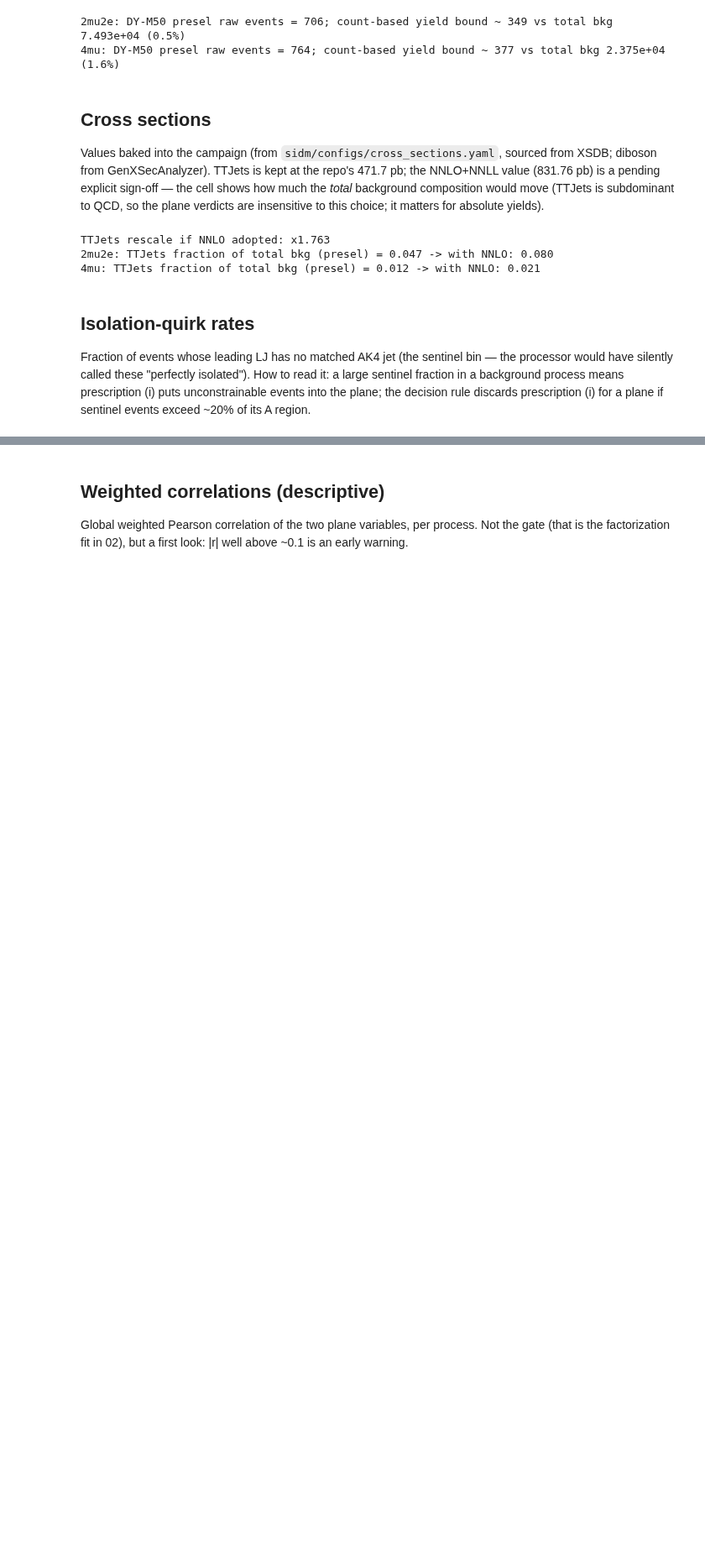
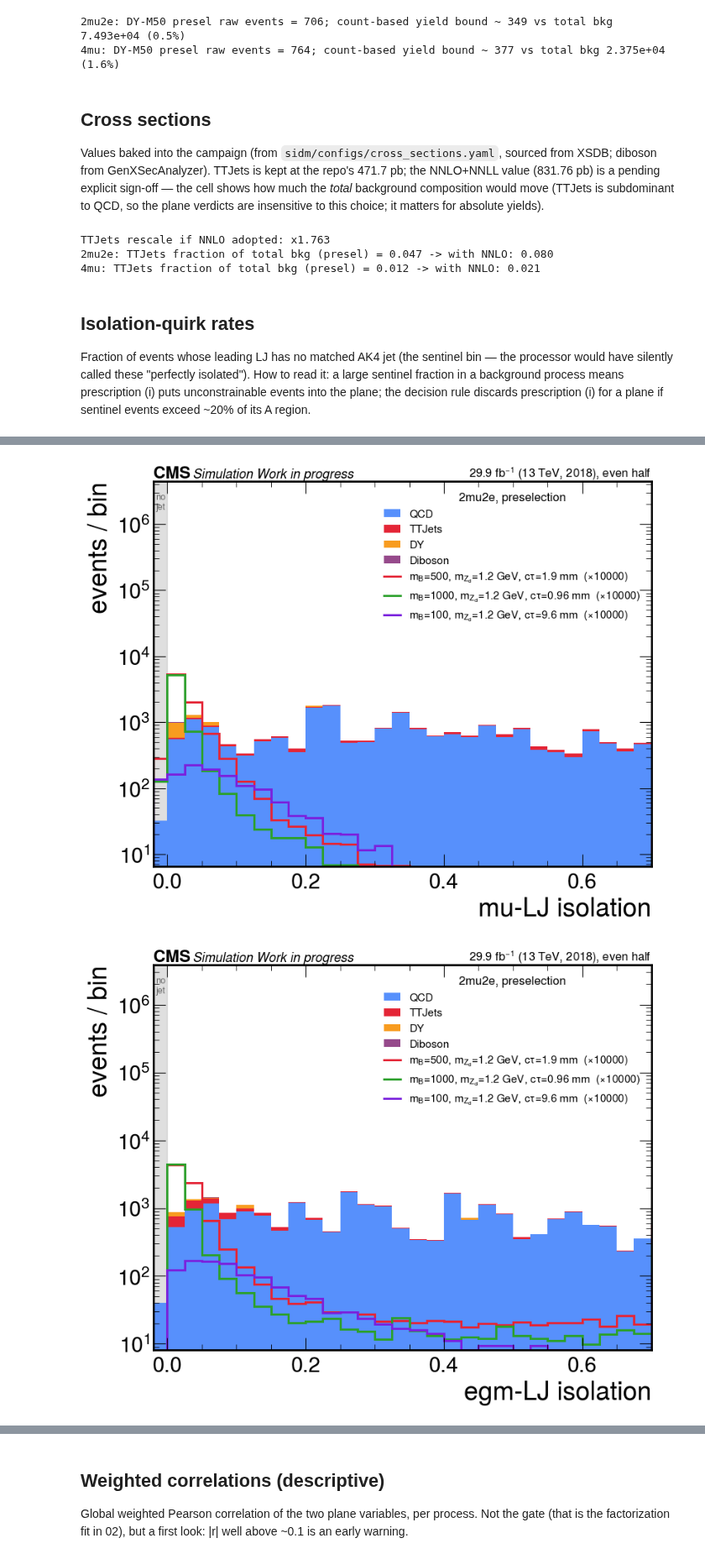
Before and after one commit to murtaza-safdari/SIDM, a Jupyter notebook: sidm/studies/abcd_plane_study/01_plane_atlas.ipynb, the cells around one changed output, grey strips where cells are left out. Shown at 84% size. Cells and saved outputs as stored; diff of their text form; code cells hidden in the pictures; blank space fills up the shorter version.

```diff
--- a/sidm/studies/abcd_plane_study/01_plane_atlas.ipynb
+++ b/sidm/studies/abcd_plane_study/01_plane_atlas.ipynb
@@ -178,0 +219,40 @@ for ch, hname, axes in [("2mu2e", "abcd_scan_2mu2e_iso_iso", ["muiso", "egmiso"]
+# %%
+SIG_SHOW = {"2mu2e": ["2Mu2E_500GeV_1p2GeV_1p9mm", "2Mu2E_1000GeV_1p2GeV_0p96mm",
+                      "2Mu2E_100GeV_1p2GeV_9p6mm"],
+            "4mu": ["4Mu_500GeV_1p2GeV_1p9mm", "4Mu_1000GeV_1p2GeV_0p96mm",
+                    "4Mu_100GeV_1p2GeV_9p6mm"]}
+
+def axis1d(hists, hname, ch, axname):
+    h = at.get_channel(hists[hname], ss.CHANNELS[ch])
+    vals, var, xe, ye = at.project_plane(h, axname, "parity", {})
+    return vals[:, 0], xe   # even half
+
+for ch, hname, axes in [("2mu2e", "abcd_scan_2mu2e_iso_iso", ["muiso", "egmiso", "dphi", "mjj"]),
+                        ("4mu", "abcd_scan_4mu_iso_iso", ["muiso0", "muiso1", "dphi", "mjj"])]:
+    # reduce each shown signal to small 1D arrays first (one hist-dict in memory
+    # at a time -- holding several decompressed samples at once OOMs the node)
+    sig_axes = {}
+    for s in SIG_SHOW[ch]:
+        sh = load_sig(s)
+        for axname in axes:
+            sig_axes[(s, axname)] = axis1d(sh, hname, ch, axname)
+        del sh
+    for axname in axes:
+        procs = []
+        for p in ss.PROCESSES:
+            v, xe = axis1d(by_process[p], hname, ch, axname)
+            procs.append((p, v))
+        procs.sort(key=lambda t: -t[1].sum())   # largest at the bottom of the stack
+        smax = max(t[1].sum() for t in procs)
+        sig_entries = []
+        for s in SIG_SHOW[ch]:
+            v, sxe = sig_axes[(s, axname)]
+            if v.sum() <= 0:
+                continue
+            scale = 10 ** max(0, int(np.round(np.log10(smax / max(v.sum(), 1e-12) / 10))))
+            sig_entries.append((s, v, scale))
+        ph.stack1d(procs, xe, xname=axname, signal_entries=sig_entries,
+                   note=f"{ch}, preselection")
+# %% [output]
+[figure, added]
+[figure, added]
```
Also changed, not shown: parts of 22 cells of this notebook, 6 other files.
